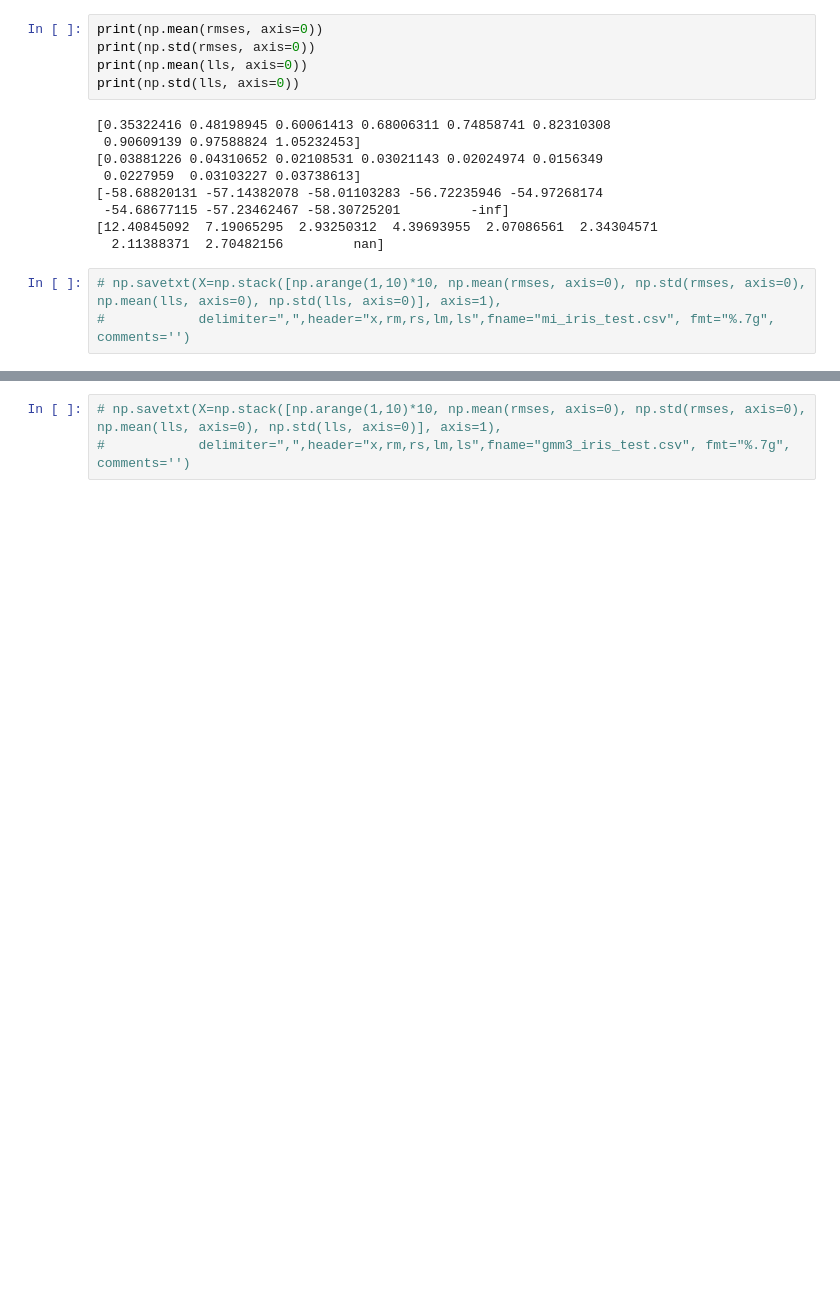
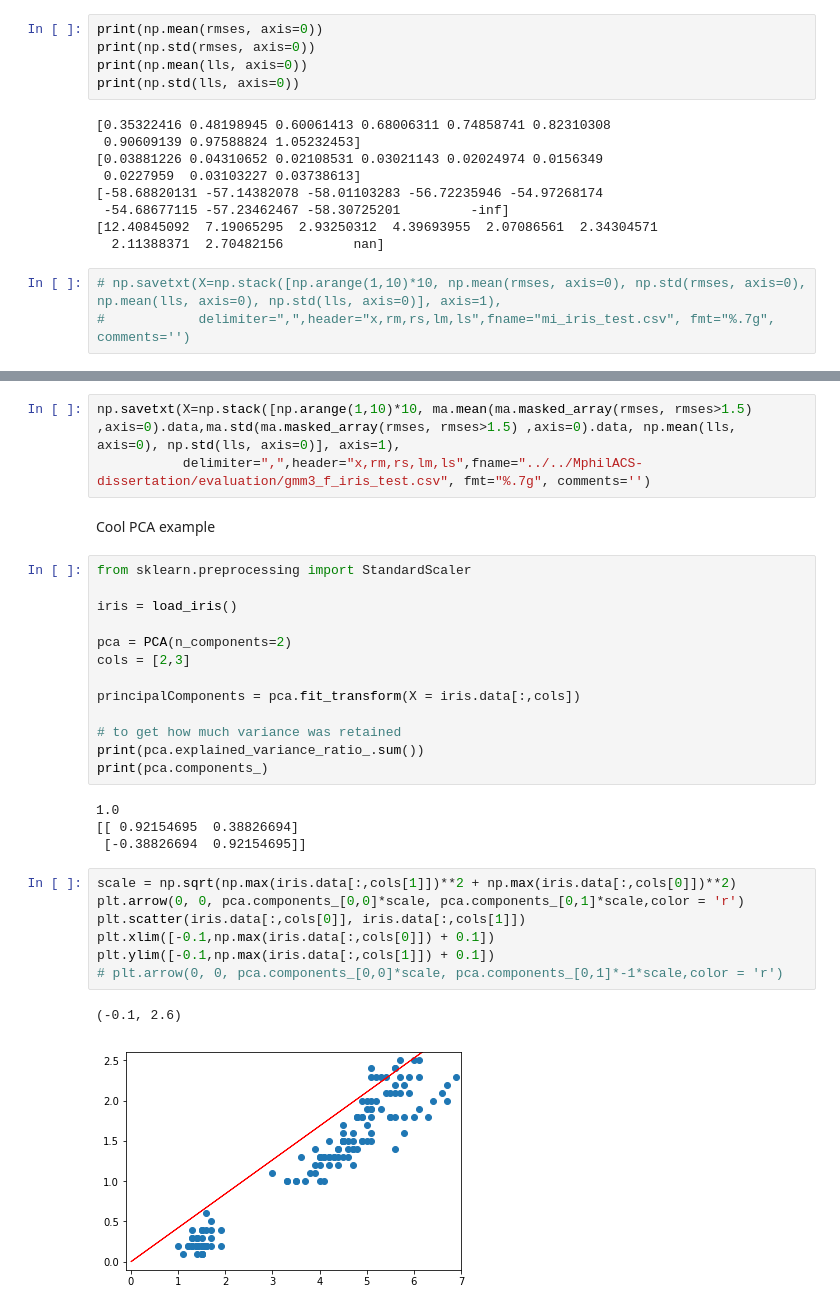
Before and after one commit to JamesAllingham/AutoImpute, a Jupyter notebook: investigations/Analyses for dissertation.ipynb, the cells around one changed output, grey strips where cells are left out. Cells and saved outputs as stored; diff of their text form; blank space fills up the shorter version.

```diff
--- a/investigations/Analyses for dissertation.ipynb
+++ b/investigations/Analyses for dissertation.ipynb
@@ -220,3 +239,32 @@ print(np.std(lls, axis=0))
 # %%
-# np.savetxt(X=np.stack([np.arange(1,10)*10, np.mean(rmses, axis=0), np.std(rmses, axis=0), np.mean(lls, axis=0), np.std(lls, axis=0)], axis=1),
-#            delimiter=",",header="x,rm,rs,lm,ls",fname="gmm3_iris_test.csv", fmt="%.7g", comments='')
+np.savetxt(X=np.stack([np.arange(1,10)*10, ma.mean(ma.masked_array(rmses, rmses>1.5) ,axis=0).data,ma.std(ma.masked_array(rmses, rmses>1.5) ,axis=0).data, np.mean(lls, axis=0), np.std(lls, axis=0)], axis=1),
+           delimiter=",",header="x,rm,rs,lm,ls",fname="../../MphilACS-dissertation/evaluation/gmm3_f_iris_test.csv", fmt="%.7g", comments='')
+# %% [markdown]
+Cool PCA example
+# %%
+from sklearn.preprocessing import StandardScaler
+
+iris = load_iris()
+
+pca = PCA(n_components=2)
+cols = [2,3]
+
+principalComponents = pca.fit_transform(X = iris.data[:,cols])
+
+# to get how much variance was retained
+print(pca.explained_variance_ratio_.sum())
+print(pca.components_)
+# %% [output]
+1.0
+[[ 0.92154695  0.38826694]
+ [-0.38826694  0.92154695]]
+# %%
+scale = np.sqrt(np.max(iris.data[:,cols[1]])**2 + np.max(iris.data[:,cols[0]])**2)
+plt.arrow(0, 0, pca.components_[0,0]*scale, pca.components_[0,1]*scale,color = 'r')
+plt.scatter(iris.data[:,cols[0]], iris.data[:,cols[1]])
+plt.xlim([-0.1,np.max(iris.data[:,cols[0]]) + 0.1])
+plt.ylim([-0.1,np.max(iris.data[:,cols[1]]) + 0.1])
+# plt.arrow(0, 0, pca.components_[0,0]*scale, pca.components_[0,1]*-1*scale,color = 'r')
+# %% [output]
+(-0.1, 2.6)
+[figure, added]
```
Also changed, not shown: parts of 36 cells of this notebook, 1 other file.
